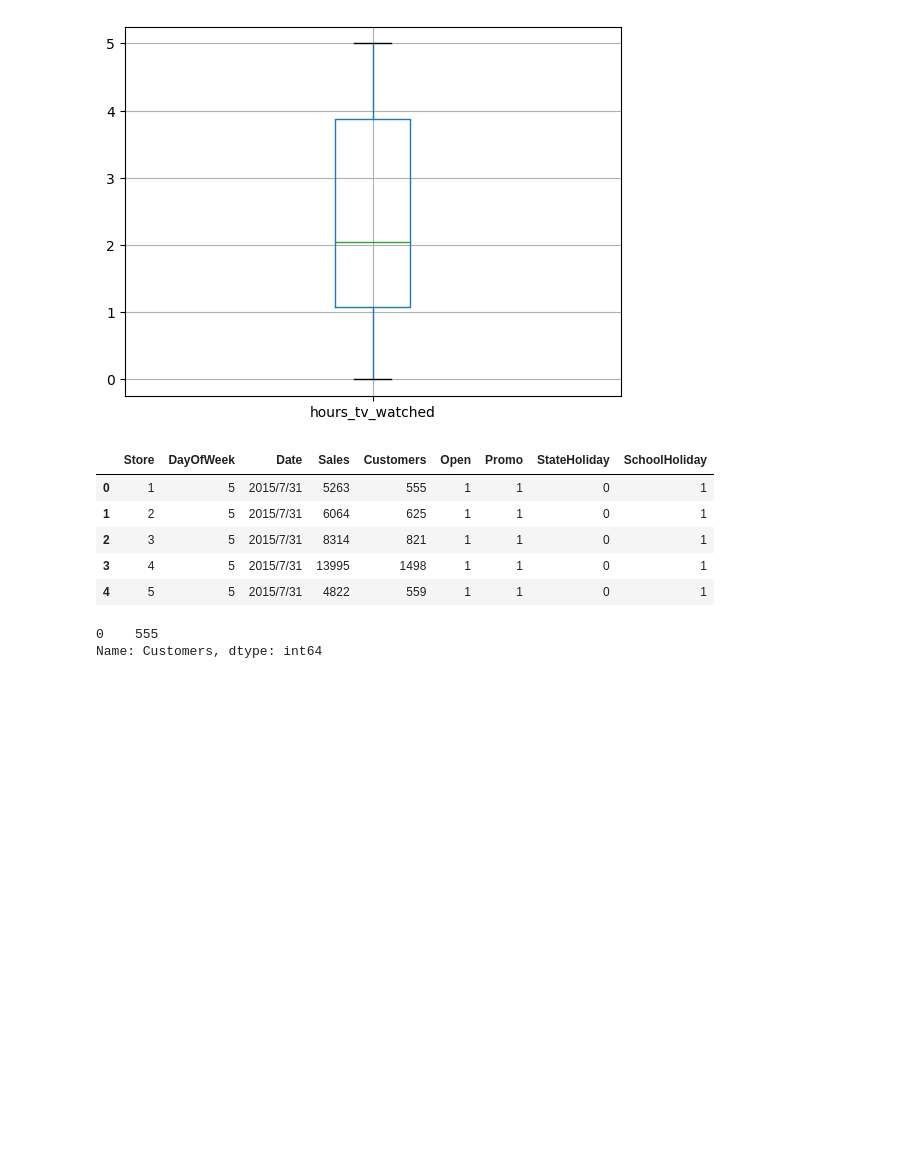
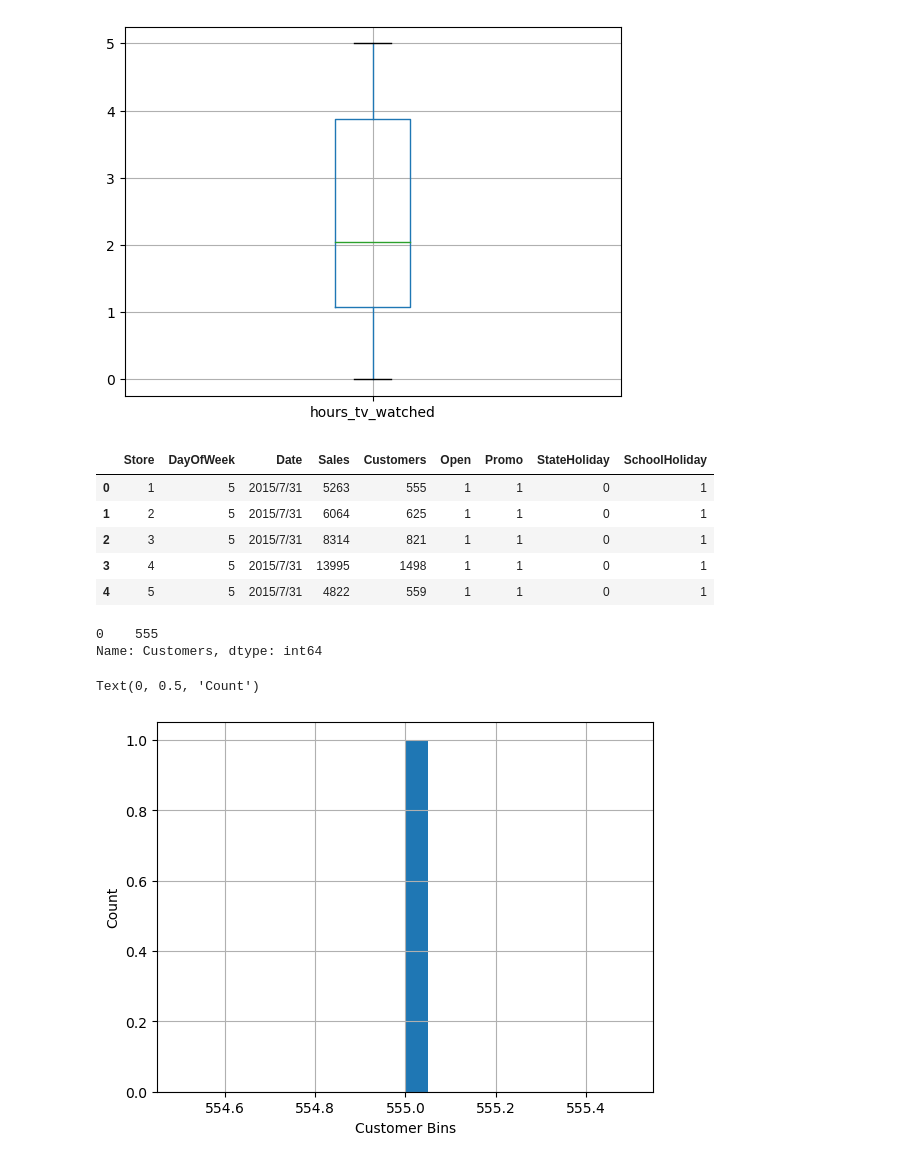
Before and after one commit to LuYuanGao1017/dataScience, a Jupyter notebook: 9_Data_Visualization.ipynb, the cells around one changed output. Drawn from its saved outputs; the diff is of its cells as text; code cells hidden in the pictures; blank space fills up the shorter version.

```diff
--- a/9_Data_Visualization.ipynb
+++ b/9_Data_Visualization.ipynb
@@ -43,3 +43,10 @@ first_rossmann_sales['Customers']
 # %% [output]
 0    555
 Name: Customers, dtype: int64
+# %%
+first_rossmann_sales['Customers'].hist(bins=20)
+plt.xlabel('Customer Bins')
+plt.ylabel('Count')
+# %% [output]
+Text(0, 0.5, 'Count')
+[figure, added]
```
Also changed, not shown: parts of 2 cells of this notebook.
